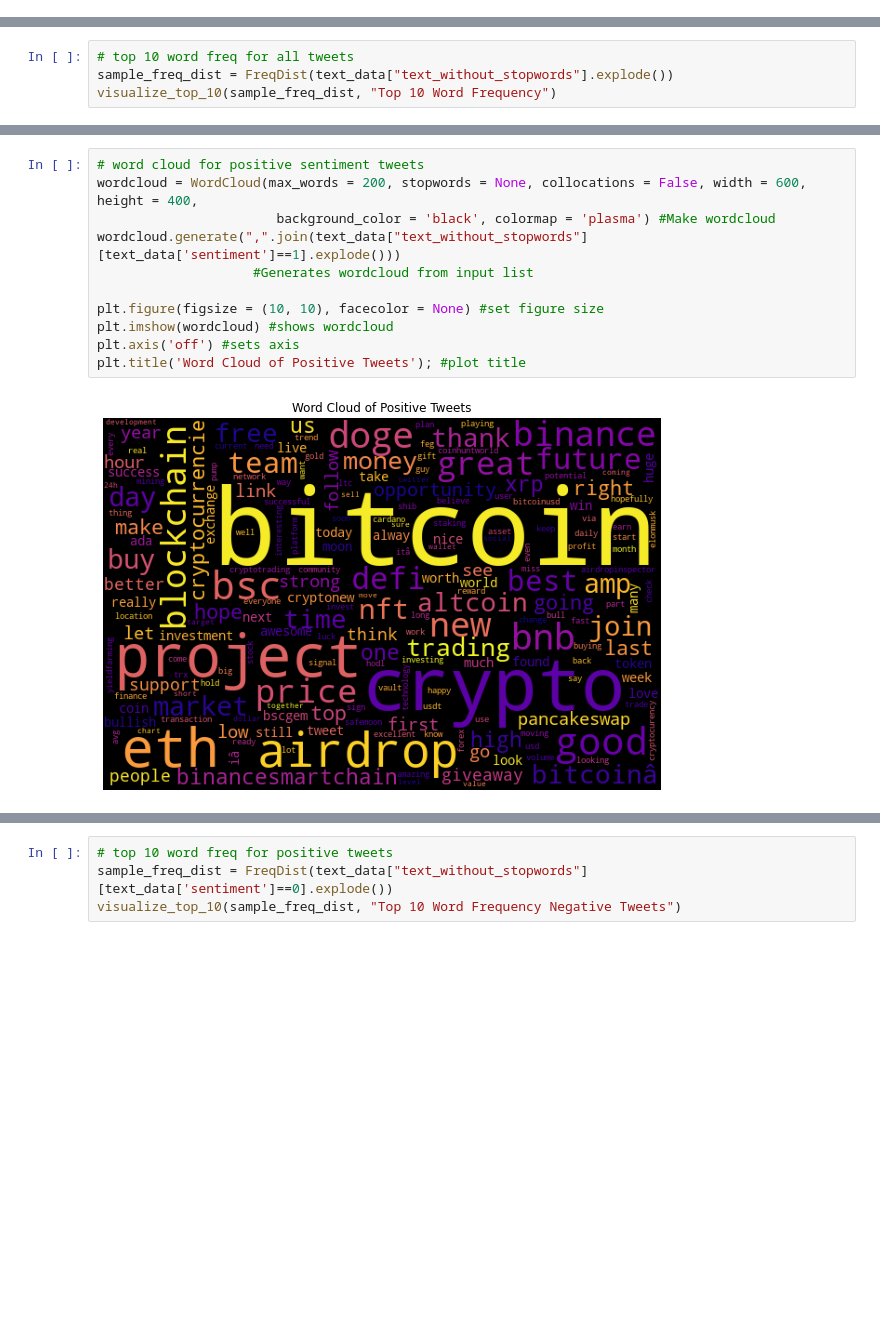
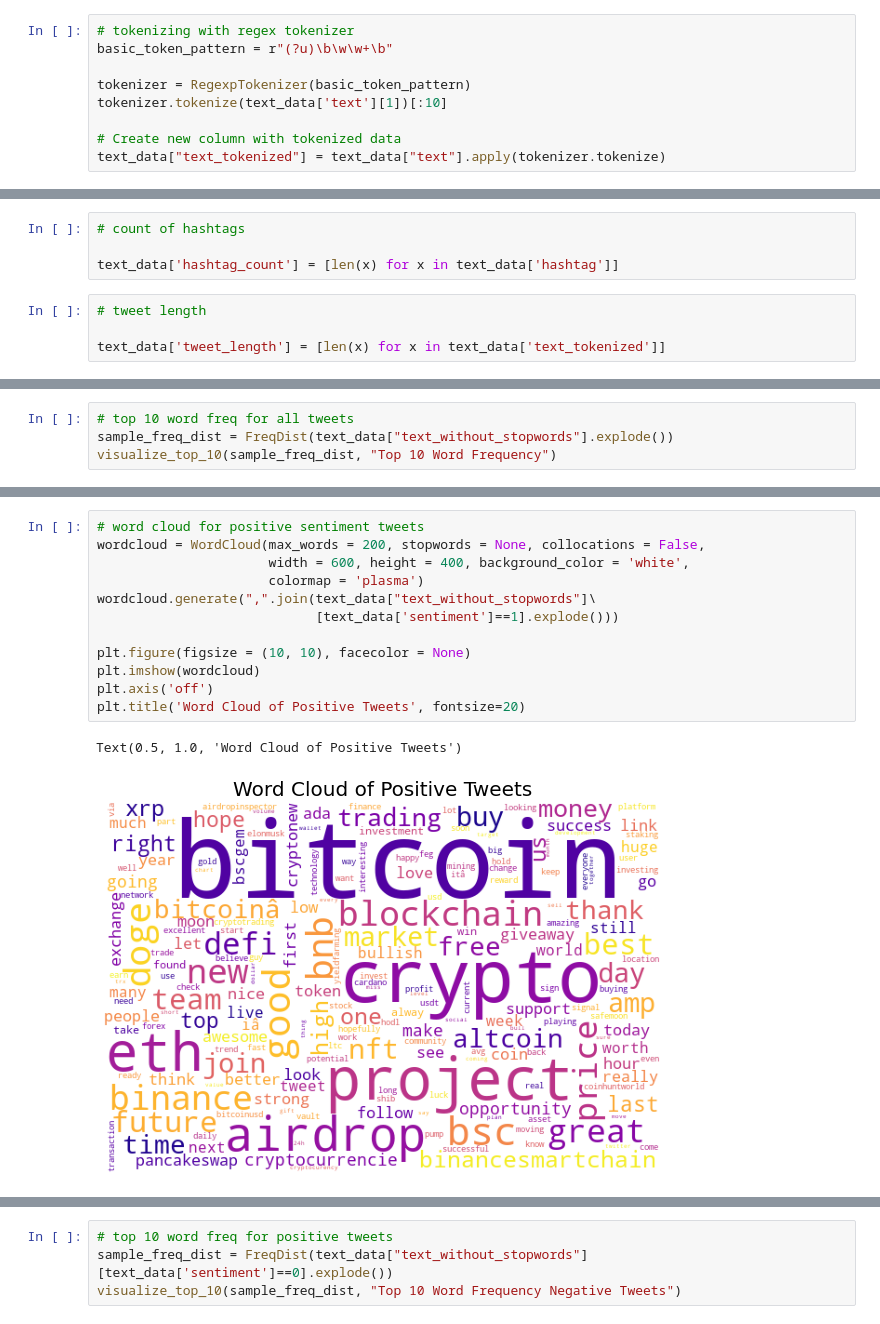
Before and after one commit to ntdoris/bitcoin-twitter-sentiment, a Jupyter notebook: project4.ipynb, the cells around one changed output, grey strips where cells are left out. Drawn from its saved outputs; the diff is of its cells as text; blank space fills up the shorter version.

```diff
--- a/project4.ipynb
+++ b/project4.ipynb
@@ -381,6 +383,15 @@ Try using .loc[row_indexer,col_indexer] = value instead
 
 See the caveats in the documentation: https://pandas.pydata.org/pandas-docs/stable/user_guide/indexing.html#returning-a-view-versus-a-copy
   text_data['text'] = text_data["text"].str.lower()
+# %%
+# tokenizing with regex tokenizer
+basic_token_pattern = r"(?u)\b\w\w+\b"
+
+tokenizer = RegexpTokenizer(basic_token_pattern)
+tokenizer.tokenize(text_data['text'][1])[:10]
+
+# Create new column with tokenized data
+text_data["text_tokenized"] = text_data["text"].apply(tokenizer.tokenize)
 # %%
 # replace domain-specific abbreviations with full word, for visualizations
 # grouping btc/bitcoin/bitcoina, eth/ethereum, crypto/cryptocurrency, doge/dogecoin
@@ -646,0 +509,8 @@ AttributeError: 'Series' object has no attribute 'translate'
+# %%
+# count of hashtags
+
+text_data['hashtag_count'] = [len(x) for x in text_data['hashtag']]
+# %%
+# tweet length
+
+text_data['tweet_length'] = [len(x) for x in text_data['text_tokenized']]
@@ -712,13 +680,15 @@ visualize_top_10(sample_freq_dist, "Top 10 Word Frequency Positive Tweets")
 # %%
 # word cloud for positive sentiment tweets
-wordcloud = WordCloud(max_words = 200, stopwords = None, collocations = False, width = 600, height = 400,
-                       background_color = 'black', colormap = 'plasma') #Make wordcloud
-wordcloud.generate(",".join(text_data["text_without_stopwords"][text_data['sentiment']==1].explode()))
-                    #Generates wordcloud from input list
+wordcloud = WordCloud(max_words = 200, stopwords = None, collocations = False,
+                      width = 600, height = 400, background_color = 'white',
+                      colormap = 'plasma')
+wordcloud.generate(",".join(text_data["text_without_stopwords"]\
+                            [text_data['sentiment']==1].explode()))
 
-plt.figure(figsize = (10, 10), facecolor = None) #set figure size
-plt.imshow(wordcloud) #shows wordcloud
-plt.axis('off') #sets axis
-plt.title('Word Cloud of Positive Tweets'); #plot title
+plt.figure(figsize = (10, 10), facecolor = None)
+plt.imshow(wordcloud)
+plt.axis('off')
+plt.title('Word Cloud of Positive Tweets', fontsize=20)
 # %% [output]
+Text(0.5, 1.0, 'Word Cloud of Positive Tweets')
-[figure, old version]
+[figure, new version]
```
Also changed, not shown: parts of 82 cells of this notebook.
